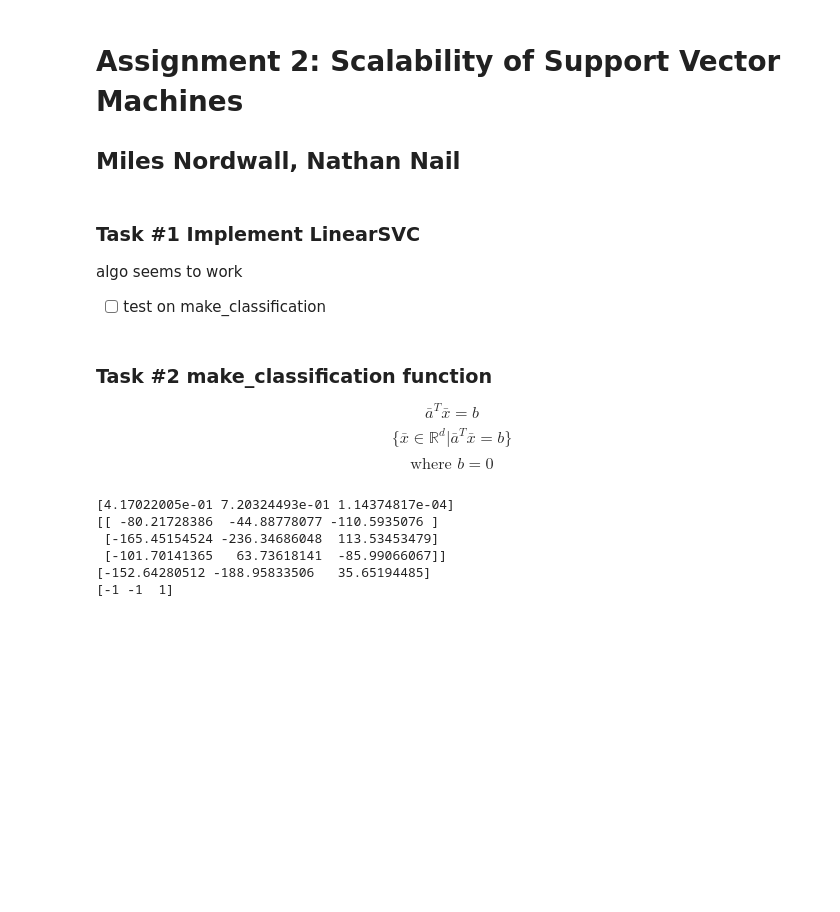
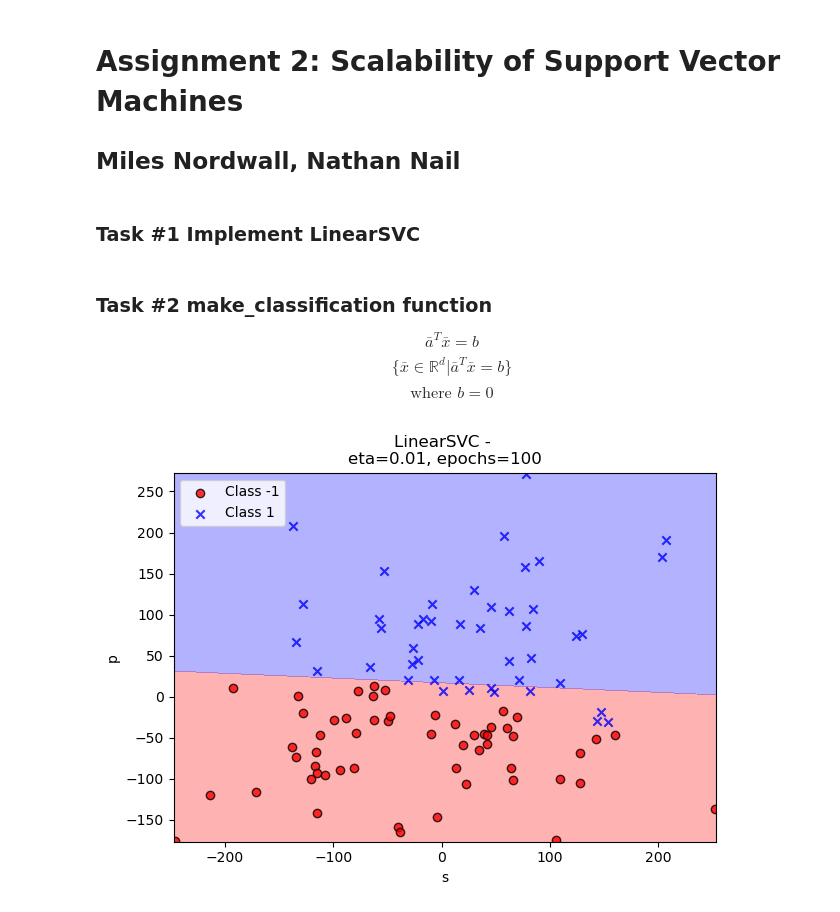
Before and after one commit to nnail0/429-hw2, a Jupyter notebook: linear_svc_mn.ipynb, the cells around one changed output. Drawn from its saved outputs; the diff is of its cells as text; code cells hidden in the pictures; blank space fills up the shorter version.

```diff
--- a/linear_svc_mn.ipynb
+++ b/linear_svc_mn.ipynb
@@ -5,15 +5,13 @@
 import numpy as np
 from datetime import datetime
 # %%
-NUM_ITER = 10000
+NUM_ITER = 100
 ETA = 0.01
 
 #global variable to keep track of runtimes of each model
 SVC_IRIS_t = 0.0
 # %% [markdown]
 ### Task #1 Implement LinearSVC
-algo seems to work
-- [ ] test on make_classification
 # %%
 class LinearSVC(object):
     """
@@ -125,11 +126,9 @@ def make_classification(d,n, u=100,seed=1):
     a = rand_gen.random(size=d) #TODO values are between [0-1] btw, is that okay?
 
     #randomly select n samples in range of [-u,u] in each dimension using a gaussian
-    x = []
-    for i in range(n):
-        x_gauss = rand_gen.normal(scale=u,size=d)
-        x.append(x_gauss)
-    X = np.array(x)
+
+    X = rand_gen.normal(scale=u,size=(n,d))
+
     #give each xi a label yi
     y = []
     for j in range(n):
@@ -141,21 +140,7 @@ def make_classification(d,n, u=100,seed=1):
     Y = np.array(y)
 
     #TODO make the first 70% training, and the last 30% test
-
-    print(a)
-    print(X)
-    print(a.T.dot(X))
-    print(Y)
-
-
-make_classification(d=3,n=3,seed=1)
+    return X,Y
-# %% [output]
-[4.17022005e-01 7.20324493e-01 1.14374817e-04]
-[[ -80.21728386  -44.88778077 -110.5935076 ]
- [-165.45154524 -236.34686048  113.53453479]
- [-101.70141365   63.73618141  -85.99066067]]
-[-152.64280512 -188.95833506   35.65194485]
-[-1 -1  1]
 # %%
 from matplotlib.colors import ListedColormap
 import matplotlib.pyplot as plt
@@ -194,3 +179,23 @@ def plot_decision_regions(X, y, classifier, test_idx=None,
                     c='none', edgecolor='black', alpha=1.0,
                     linewidth=1, marker='o',
                     s=100, label='Test set')
+# %%
+#plotting the decision boundary found for linear svc on the Iris dataset
+svc = LinearSVC(n_iter=NUM_ITER, eta=ETA)
+X,Y = make_classification(d=2,n=100,u=100,seed=96)
+
+svc_start = datetime.now()
+svc.fit(X, Y)
+svc_end = datetime.now()
+SVC_t = (svc_end - svc_start).total_seconds() *1000
+
+plot_decision_regions(X, Y, classifier=svc)
+plt.title(f'LinearSVC - \n'
+          f'eta={ETA}, epochs={NUM_ITER}')
+plt.xlabel('s')
+plt.ylabel('p')
+plt.legend(loc='upper left')
+plt.tight_layout()
+plt.show()
+# %% [output]
+[figure, added]
```
Also changed, not shown: parts of 12 cells of this notebook.
